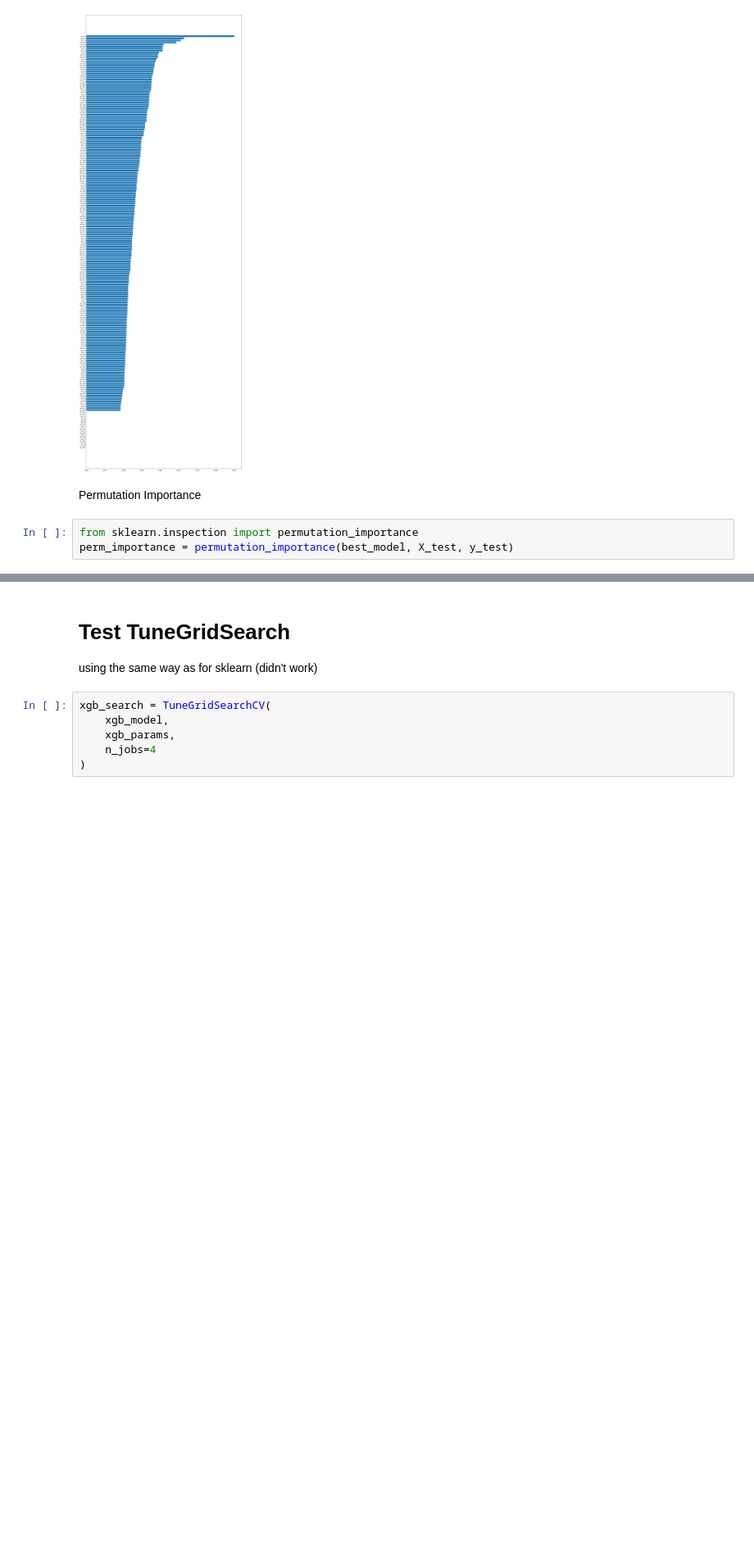
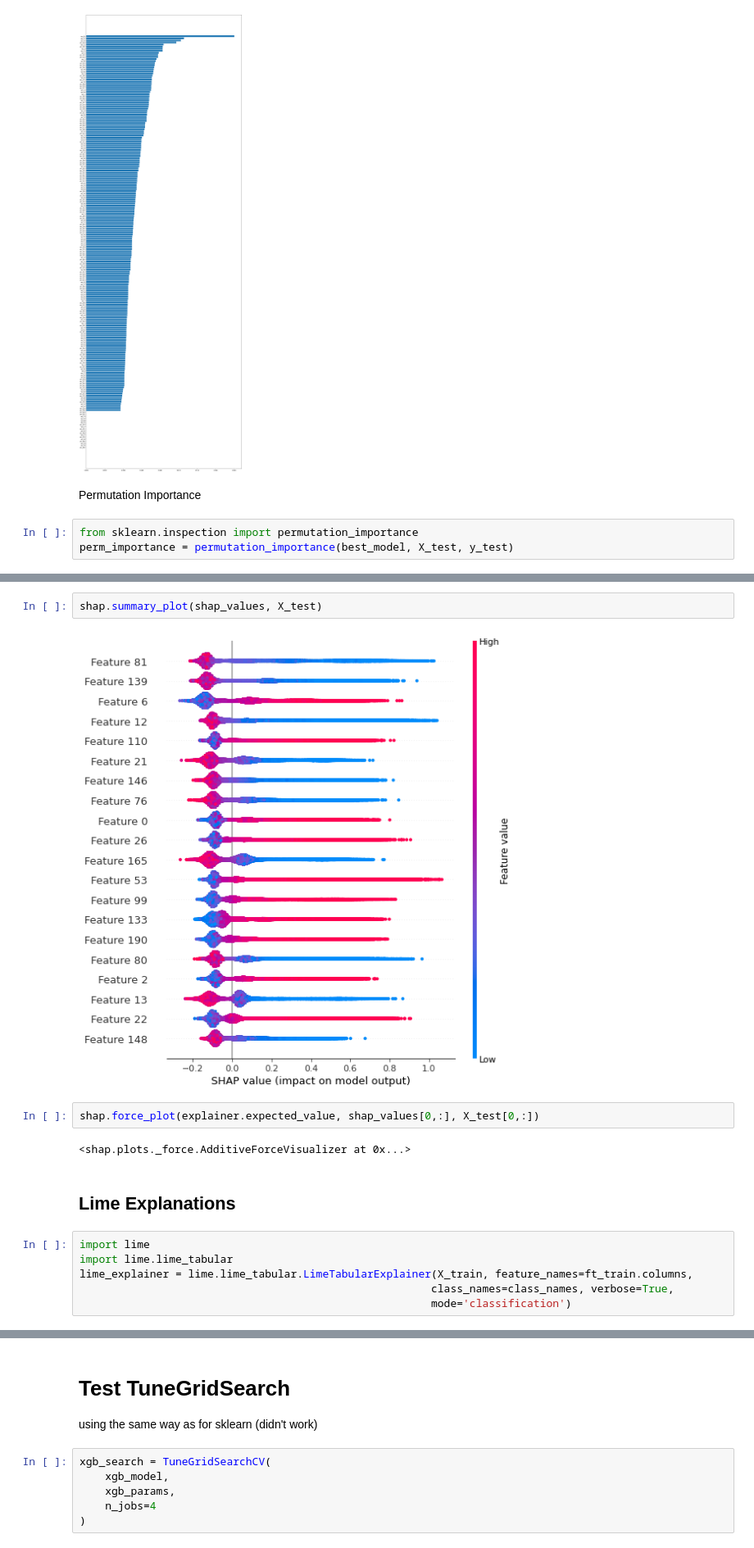
Before and after one commit to Data-drone/ray_experiments, a Jupyter notebook: Fitting_XGB.ipynb, the cells around one changed output, grey strips where cells are left out. Shown at 82% size. Cells and saved outputs as stored; diff of their text form; blank space fills up the shorter version.

```diff
--- a/Fitting_XGB.ipynb
+++ b/Fitting_XGB.ipynb
@@ -326,0 +345,16 @@ plt.xlabel("Permutation Importance")
+# %%
+shap.summary_plot(shap_values, X_test)
+# %% [output]
+[figure, added]
+# %%
+shap.force_plot(explainer.expected_value, shap_values[0,:], X_test[0,:])
+# %% [output]
+<shap.plots._force.AdditiveForceVisualizer at 0x...>
+# %% [markdown]
+## Lime Explanations
+# %%
+import lime
+import lime.lime_tabular
+lime_explainer = lime.lime_tabular.LimeTabularExplainer(X_train, feature_names=ft_train.columns,
+                                                       class_names=class_names, verbose=True,
+                                                       mode='classification')
```
Also changed, not shown: parts of 7 cells of this notebook, 1 other file.
